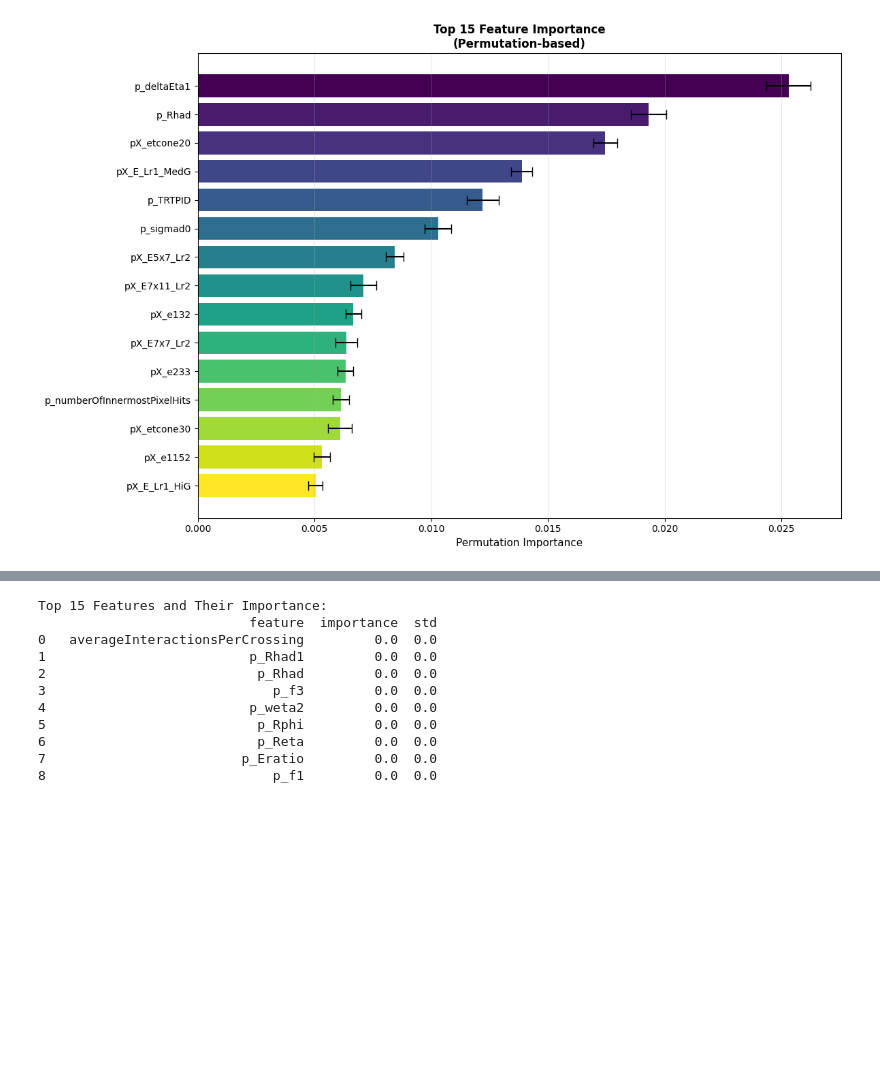
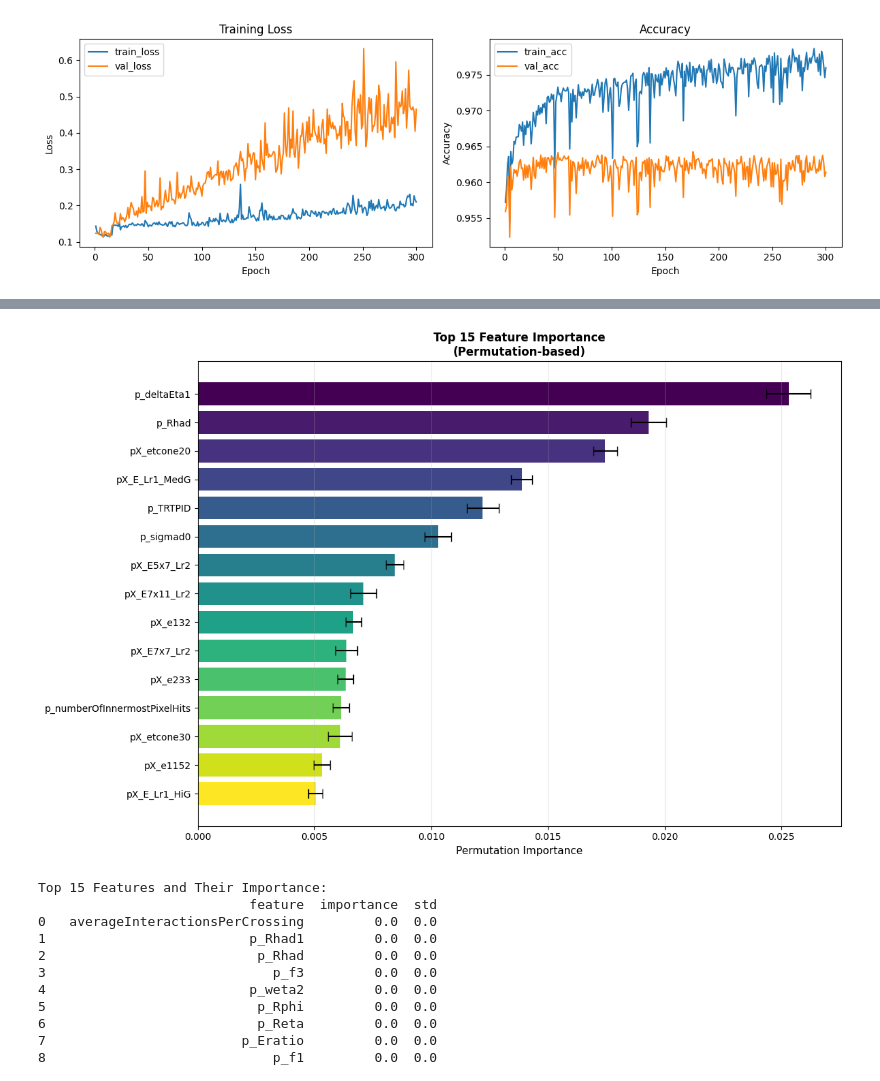
Before and after one commit to Ideadben/AppliedML2026, a Jupyter notebook: InitialProject/Classification/Pytorch.ipynb, the cells around one changed output, grey strips where cells are left out. Cells and saved outputs as stored; diff of their text form; code cells hidden in the pictures; blank space fills up the shorter version.

```diff
--- a/InitialProject/Classification/Pytorch.ipynb
+++ b/InitialProject/Classification/Pytorch.ipynb
@@ -16,7 +16,7 @@ from torch.utils.data import TensorDataset, DataLoader
 torch.set_num_threads(os.cpu_count() or 1)
 torch.set_num_interop_threads(1)
 
-# PyTorch MLP wrapped as sklearn-compatible classifier
+# PyTorch MLP wrapped as sklearn-compatible classifier with training history
 class PyTorchNNClassifier(BaseEstimator, ClassifierMixin):
     def __init__(self, hidden_size=64, dropout=0.2, learning_rate=0.001, epochs=50, batch_size=32, random_state=42):
         self.hidden_size = hidden_size
@@ -27,6 +27,7 @@ class PyTorchNNClassifier(BaseEstimator, ClassifierMixin):
         self.random_state = random_state
         self.model = None
         self.device = torch.device('cuda' if torch.cuda.is_available() else 'cpu')
+        self.history = {'train_loss': [], 'val_loss': [], 'train_acc': [], 'val_acc': []}
 
     def _build_model(self, input_dim):
         return nn.Sequential(
@@ -40,7 +41,7 @@ class PyTorchNNClassifier(BaseEstimator, ClassifierMixin):
             nn.Sigmoid()
         ).to(self.device)
 
-    def fit(self, X, y):
+    def fit(self, X, y, X_val=None, y_val=None, verbose=False):
         torch.manual_seed(self.random_state)
         X_tensor = torch.FloatTensor(X.values if hasattr(X, 'values') else X).to(self.device)
         y_tensor = torch.FloatTensor(y.values if hasattr(y, 'values') else y).reshape(-1, 1).to(self.device)
@@ -54,15 +55,45 @@ class PyTorchNNClassifier(BaseEstimator, ClassifierMixin):
         dataset = TensorDataset(X_tensor, y_tensor)
         loader = DataLoader(dataset, batch_size=self.batch_size, shuffle=True)
 
-        self.model.train()
-        for _ in range(self.epochs):
+        for epoch in range(self.epochs):
+            epoch_loss = 0.0
+            self.model.train()
             for X_batch, y_batch in loader:
                 optimizer.zero_grad()
                 output = self.model(X_batch)
                 loss = criterion(output, y_batch)
                 loss.backward()
                 optimizer.step()
-
+                epoch_loss += loss.item() * X_batch.size(0)
+            epoch_loss /= len(loader.dataset)
+            # Compute training accuracy on full training set
+            self.model.eval()
+            with torch.no_grad():
+                train_outputs = self.model(X_tensor).cpu().numpy().flatten()
+                train_preds = (train_outputs > 0.5).astype(int)
+                y_true = y_tensor.cpu().numpy().flatten()
+                train_acc = np.mean(train_preds == y_true)
+            val_loss = None
+            val_acc = None
+            if X_val is not None and y_val is not None:
+                X_val_tensor = torch.FloatTensor(X_val.values if hasattr(X_val, 'values') else X_val).to(self.device)
+                y_val_tensor = torch.FloatTensor(y_val.values if hasattr(y_val, 'values') else y_val).reshape(-1, 1).to(self.device)
+                with torch.no_grad():
+                    val_outputs = self.model(X_val_tensor)
+                    val_loss = criterion(val_outputs, y_val_tensor).item()
+                    val_preds = (val_outputs.cpu().numpy().flatten() > 0.5).astype(int)
+                    val_acc = np.mean(val_preds == (y_val.values if hasattr(y_val, 'values') else y_val))
+            # Record history
+            self.history['train_loss'].append(epoch_loss)
+            self.history['train_acc'].append(train_acc)
+            if val_loss is not None:
+                self.history['val_loss'].append(val_loss)
+                self.history['val_acc'].append(val_acc)
+            if verbose and (epoch % max(1, self.epochs // 50) == 0 or epoch == self.epochs - 1):
+                msg = f"Epoch {epoch+1}/{self.epochs} - loss: {epoch_loss:.4f} - train_acc: {train_acc:.4f}"
+                if val_loss is not None:
+                    msg += f" - val_loss: {val_loss:.4f} - val_acc: {val_acc:.4f}"
+                print(msg)
         return self
 
     def predict_proba(self, X):
@@ -113,13 +144,36 @@ model = PyTorchNNClassifier(
     random_state=42
 )
 
-model.fit(X_train, y_train)
+model.fit(X_train, y_train, X_val=X_val, y_val=y_val, verbose=True)
 
 # Evaluate on validation set
 train_score = model.score(X_train, y_train)
 val_score = model.score(X_val, y_val)
 print(f'Train accuracy: {train_score:.4f}')
 print(f'Validation accuracy: {val_score:.4f}')
+
+# Plot training history (loss and accuracy) if available
+if hasattr(model, 'history') and len(model.history['train_loss']) > 0:
+    epochs = range(1, len(model.history['train_loss']) + 1)
+    plt.figure(figsize=(12, 4))
+    plt.subplot(1, 2, 1)
+    plt.plot(epochs, model.history['train_loss'], label='train_loss')
+    if len(model.history.get('val_loss', [])) > 0:
+        plt.plot(epochs, model.history['val_loss'], label='val_loss')
+    plt.xlabel('Epoch')
+    plt.ylabel('Loss')
+    plt.legend()
+    plt.title('Training Loss')
+    plt.subplot(1, 2, 2)
+    plt.plot(epochs, model.history['train_acc'], label='train_acc')
+    if len(model.history.get('val_acc', [])) > 0:
+        plt.plot(epochs, model.history['val_acc'], label='val_acc')
+    plt.xlabel('Epoch')
+    plt.ylabel('Accuracy')
+    plt.legend()
+    plt.title('Accuracy')
+    plt.tight_layout()
+    plt.show()
 
 # Calculate permutation importance on validation set
 perm_importance = permutation_importance(
@@ -175 +227 @@ Top 15 Features and Their Importance:
-[figure, old version]
+[figure, new version]
@@ -176,3 +245,4 @@ Top 15 Features and Their Importance:
+[figure, added]
 # %%
 print("Top 15 Features and Their Importance:")
 print(importance_df.head(15))
```
Also changed, not shown: parts of 2 cells of this notebook.
